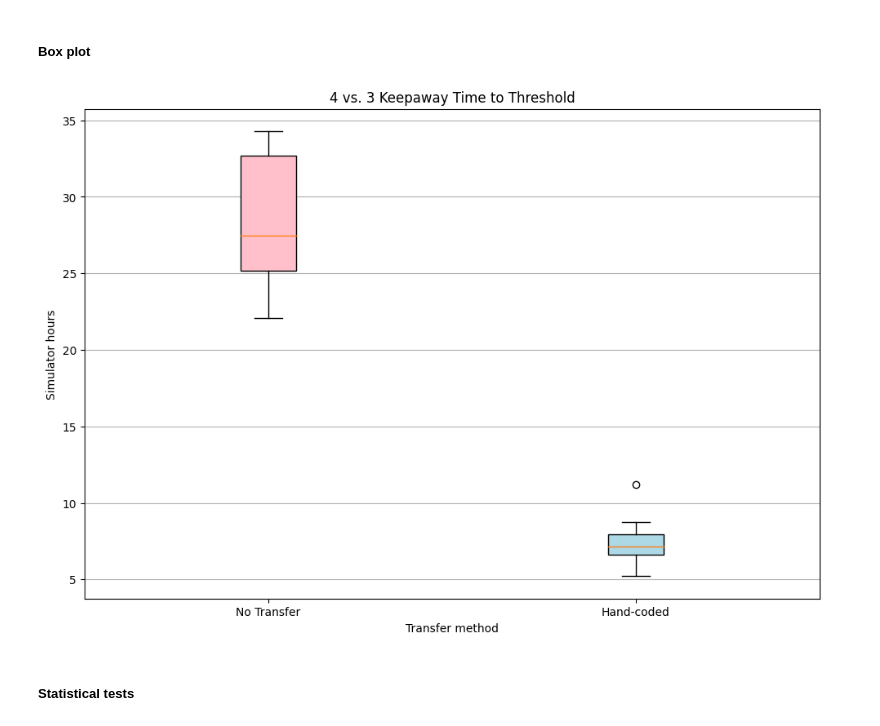
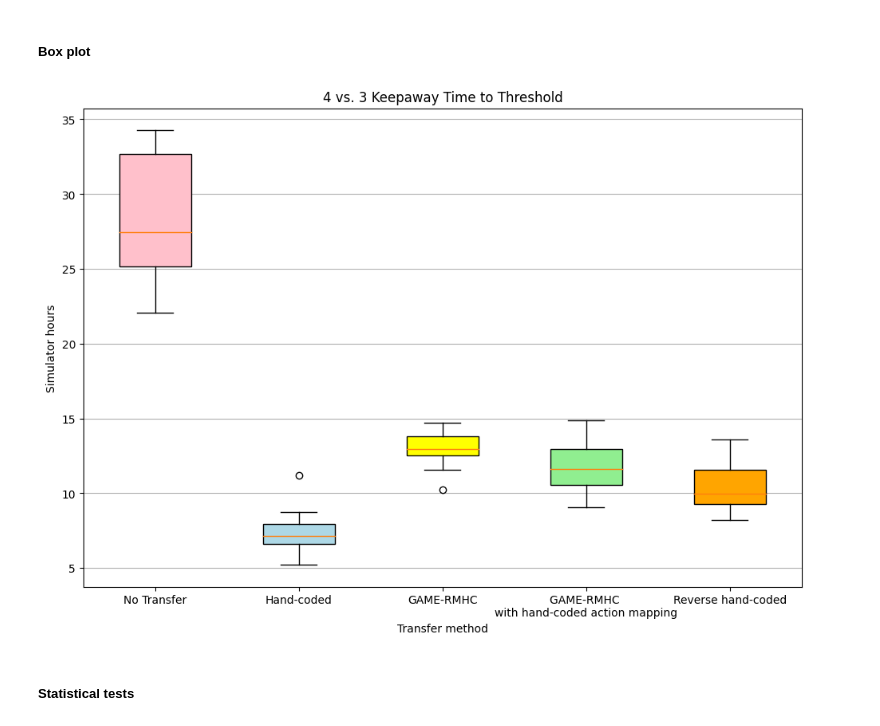
Before and after one commit to duyminh1998/GAME, a Jupyter notebook: notebooks/stats_test_2.ipynb, the cells around one changed output. Drawn from its saved outputs; the diff is of its cells as text; code cells hidden in the pictures.

```diff
--- a/notebooks/stats_test_2.ipynb
+++ b/notebooks/stats_test_2.ipynb
@@ -344,7 +336,7 @@ plt.legend()
 <matplotlib.legend.Legend at 0x...>
 [figure]
 # %%
-MC3D_train_transfer_best_GAME_folder_path = os.path.join(config_data['output_path'], 'Final Presentation', '11152022 Train MC3D With Transfer Mapping 010100000')
+MC3D_train_transfer_best_GAME_folder_path = os.path.join(config_data['output_path'], '12312022 Train MC3D With QValue Transfer Mapping 010111111')
 MC3D_train_transfer_best_GAME_filepath = os.path.join(MC3D_train_transfer_best_GAME_folder_path, 'eval_3DMC_a0.75_l0.99_e0.01_nt8.csv')
 df = pd.read_csv(MC3D_train_transfer_best_GAME_filepath, index_col=False)
 all_output_X, all_output_Y, all_output_eps, avg_output_X, avg_output_Y, avg_output_eps = plot_MC(df, trials)
@@ -741,0 +813,11 @@ plt.legend()
+# %%
+for trial in range(len(kwy_GAMERMHC_handcoded_action_mapping_transfer_paths)):
+    # print(len(all_output_X[trial][:len(all_output_Y[trial])]), len(all_output_Y[trial]))
+    plt.plot(all_output_X[trial][:len(all_output_Y[trial])], all_output_Y[trial], label = '{}'.format(trial + 1))
+
+plt.plot([0, 40], [9, 9], 'k--')
+plt.xlim(0, 35)
+plt.xlabel('Simulator hours')
+plt.ylabel('Average reward (simulator steps)')
+plt.title('4 vs. 3 Keepaway with GAME-RMHC state mapping \nwith hand-coded action mapping (10 trials)')
+plt.legend()
@@ -741,0 +829,24 @@ plt.legend()
+# %%
+kwy_reverse_handcoded_transfer_paths = []
+kwy_reverse_handcoded_folder_path = os.path.join(config_data['logs_path'], '01012023 transfer reverse handcoded eval')
+for file in os.listdir(kwy_reverse_handcoded_folder_path):
+    if file.endswith('kwy'):
+        kwy_reverse_handcoded_transfer_paths.append([os.path.join(kwy_reverse_handcoded_folder_path, file)])
+kwy_reverse_handcoded_folder_path = os.path.join(config_data['logs_path'], '01012023 transfer reverse handcoded eval 2')
+for file in os.listdir(kwy_reverse_handcoded_folder_path):
+    if file.endswith('kwy'):
+        kwy_reverse_handcoded_transfer_paths.append([os.path.join(kwy_reverse_handcoded_folder_path, file)])
+kwy_reverse_handcoded_transfer_paths = kwy_reverse_handcoded_transfer_paths[:10]
+# kwy_GAME_transfer_paths = kwy_GAME_transfer_paths[:trials]
+all_output_X, all_output_Y, all_output_eps, avg_output_X, avg_output_Y, avg_output_eps = plot_kwy(kwy_reverse_handcoded_transfer_paths, 1000, 0.01, 30)
+keepaway_transfer_reverse_handcoded_ttt = []
+for trial in range(len(kwy_reverse_handcoded_transfer_paths)):
+    converged = False
+    for dat_idx, dat in enumerate(all_output_Y[trial]):
+        if dat >= 9:
+            keepaway_transfer_reverse_handcoded_ttt.append(all_output_X[trial][dat_idx])
+            converged = True
+            break
+    if not converged:
+        keepaway_transfer_reverse_handcoded_ttt.append(35)
+        # pass
@@ -744,34 +886,34 @@ plt.legend()
 # %%
 # data = [keepaway_no_transfer_ttt, keepaway_transfer_hand_coded_ttt, keepaway_transfer_GAME_ttt, keepaway_transfer_GAMERMHC_ttt]
 # data_labels = ['No Transfer', 'Hand-coded', 'GAME', 'GAME-RMHC']
 
-data = [keepaway_no_transfer_ttt, keepaway_transfer_hand_coded_ttt]
-data_labels = ['No Transfer', 'Hand-coded']
+data = [keepaway_no_transfer_ttt, keepaway_transfer_hand_coded_ttt, keepaway_transfer_GAMERMHC_ttt, keepaway_transfer_GAMERMHC_handcoded_action_mapping_ttt, keepaway_transfer_reverse_handcoded_ttt]
+data_labels = ['No Transfer', 'Hand-coded', 'GAME-RMHC', 'GAME-RMHC \nwith hand-coded action mapping', 'Reverse hand-coded']
 
 fig = plt.figure(figsize =(9, 6))
 
 # Creating axes instance
 ax = fig.add_axes([0, 0, 1, 1])
 
 # Creating plot
 bp = ax.boxplot(data, vert=True, patch_artist=True, labels = data_labels)
 # plt.xticks([1, 2, 3, 4, 5], data_labels)
 
 # fill with colors
-colors = ['pink', 'lightblue']
+colors = ['pink', 'lightblue', 'yellow', 'lightgreen', 'orange']
 for patch, color in zip(bp['boxes'], colors):
     patch.set_facecolor(color)
 
 # adding horizontal grid lines
 ax.yaxis.grid(True)
 
 # show plot
 plt.xlabel('Transfer method')
 plt.ylabel('Simulator hours')
 plt.title('4 vs. 3 Keepaway Time to Threshold')
 plt.show()
 # %% [output]
-[figure, old version]
+[figure, new version]
 # %% [markdown]
 ##### Statistical tests
 # %%
```
Also changed, not shown: parts of 24 cells of this notebook, 7 other files.
